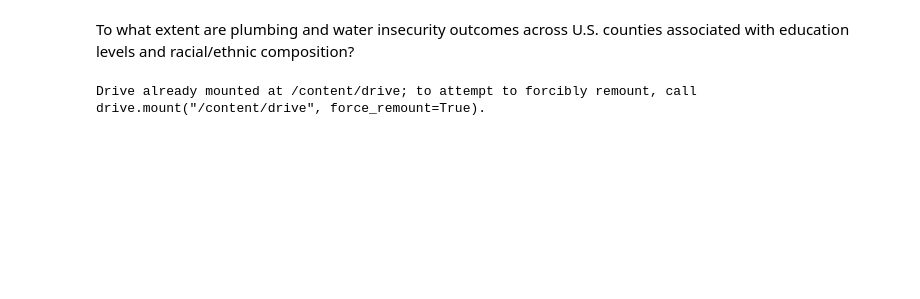
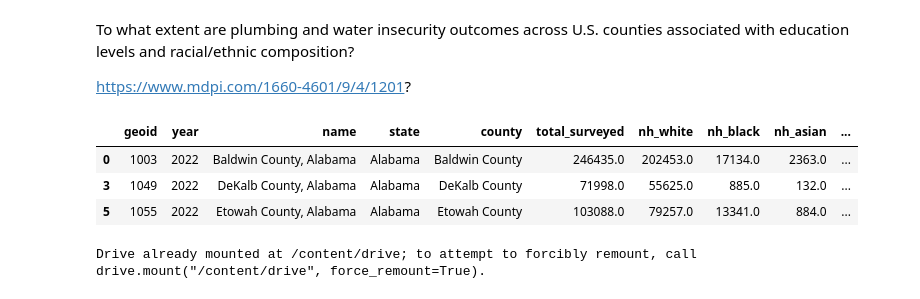
Before and after one commit to eDoggo3779/Water_Insecurity, a Jupyter notebook: Water_Insecurity.ipynb, the cells around one changed output. Cells and saved outputs as stored; diff of their text form; code cells hidden in the pictures; blank space fills up the shorter version.

```diff
--- a/Water_Insecurity.ipynb
+++ b/Water_Insecurity.ipynb
@@ -2,6 +2,15 @@
 <a href="https://colab.research.google.com/github/eDoggo3779/Water_Insecurity/blob/main/Water_Insecurity.ipynb" target="_parent"><img src="https://colab.research.google.com/assets/colab-badge.svg" alt="Open In Colab"/></a>
 # %% [markdown]
 To what extent are plumbing and water insecurity outcomes across U.S. counties associated with education levels and racial/ethnic composition?
+
+https://www.mdpi.com/1660-4601/9/4/1201?
+# %%
+race_df.head(3)
+# %% [output]
+|  | geoid | year | name | state | county | total_surveyed | nh_white | nh_black | nh_asian | ... |
+| 0 | 1003 | 2022 | Baldwin County, Alabama | Alabama | Baldwin County | 246435.0 | 202453.0 | 17134.0 | 2363.0 | ... |
+| 3 | 1049 | 2022 | DeKalb County, Alabama | Alabama | DeKalb County | 71998.0 | 55625.0 | 885.0 | 132.0 | ... |
+| 5 | 1055 | 2022 | Etowah County, Alabama | Alabama | Etowah County | 103088.0 | 79257.0 | 13341.0 | 884.0 | ... |
 # %%
 from google.colab import drive
 drive.mount('/content/drive')
```
Also changed, not shown: parts of 7 cells of this notebook.
